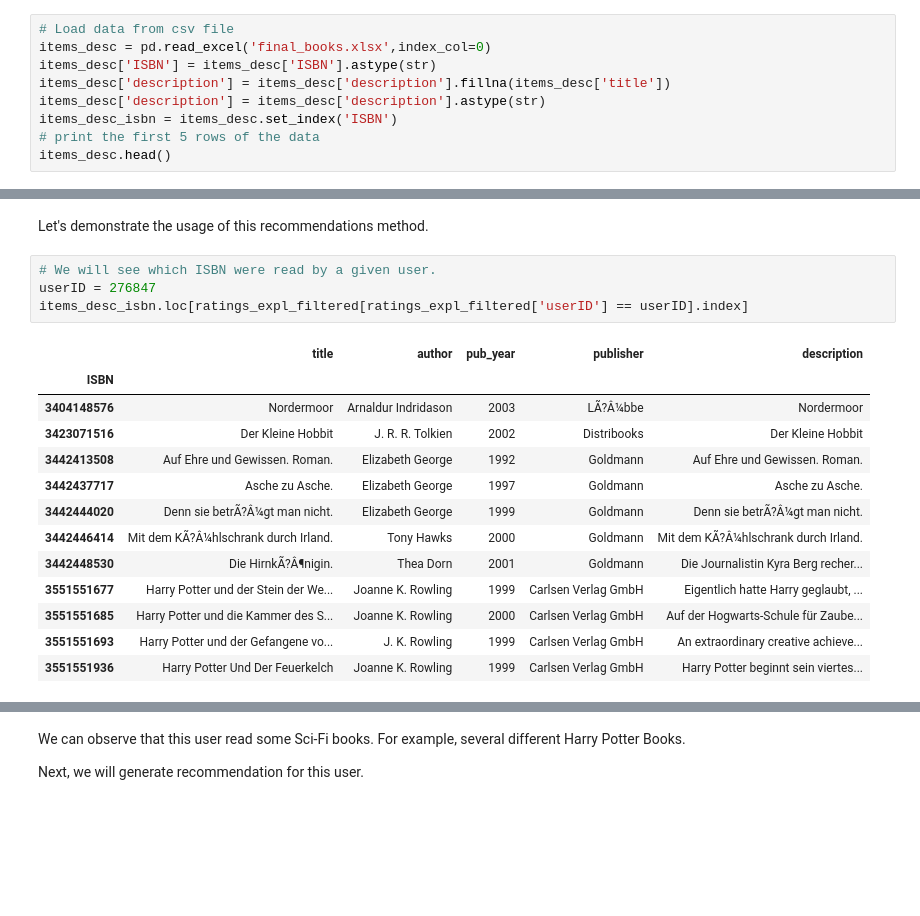
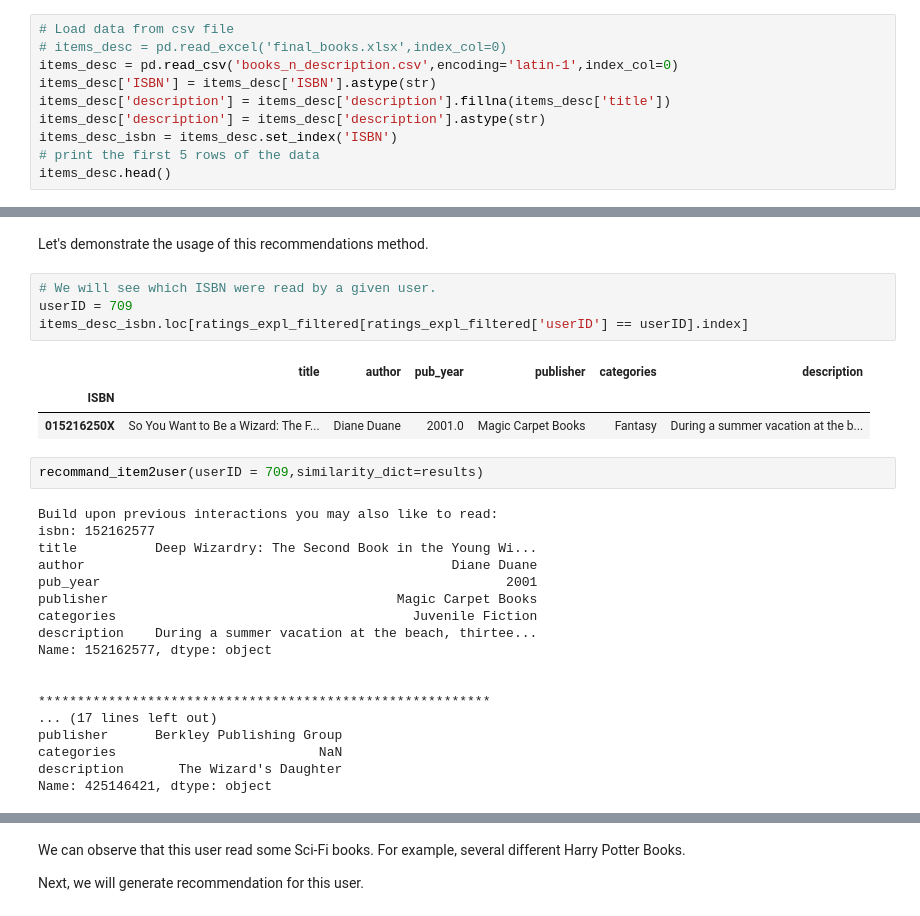
Before and after one commit to livneam-DS/RS-MOOC, a Jupyter notebook: Content-Base/Content_Base_approach_build_upon_TFIDF.ipynb, the cells around one changed output, grey strips where cells are left out. Cells and saved outputs as stored; diff of their text form; blank space fills up the shorter version.

```diff
--- a/Content-Base/Content_Base_approach_build_upon_TFIDF.ipynb
+++ b/Content-Base/Content_Base_approach_build_upon_TFIDF.ipynb
@@ -25,6 +30,7 @@ os.chdir(PATH)
 # %%
 # Load data from csv file
-items_desc = pd.read_excel('final_books.xlsx',index_col=0)
+# items_desc = pd.read_excel('final_books.xlsx',index_col=0)
+items_desc = pd.read_csv('books_n_description.csv',encoding='latin-1',index_col=0)
 items_desc['ISBN'] = items_desc['ISBN'].astype(str)
 items_desc['description'] = items_desc['description'].fillna(items_desc['title'])
 items_desc['description'] = items_desc['description'].astype(str)
@@ -267,19 +283,29 @@ def recommand_item2user (userID,similarity_dict):
 Let's demonstrate the usage of this recommendations method.
 # %%
 # We will see which ISBN were read by a given user.
-userID = 276847
+userID = 709
 items_desc_isbn.loc[ratings_expl_filtered[ratings_expl_filtered['userID'] == userID].index]
 # %% [output]
-|  | title | author | pub_year | publisher | description |
-| ISBN |  |  |  |  |  |
-| 3404148576 | Nordermoor | Arnaldur Indridason | 2003 | LÃ?Â¼bbe | Nordermoor |
-| 3423071516 | Der Kleine Hobbit | J. R. R. Tolkien | 2002 | Distribooks | Der Kleine Hobbit |
-| 3442413508 | Auf Ehre und Gewissen. Roman. | Elizabeth George | 1992 | Goldmann | Auf Ehre und Gewissen. Roman. |
-| 3442437717 | Asche zu Asche. | Elizabeth George | 1997 | Goldmann | Asche zu Asche. |
-| 3442444020 | Denn sie betrÃ?Â¼gt man nicht. | Elizabeth George | 1999 | Goldmann | Denn sie betrÃ?Â¼gt man nicht. |
-| 3442446414 | Mit dem KÃ?Â¼hlschrank durch Irland. | Tony Hawks | 2000 | Goldmann | Mit dem KÃ?Â¼hlschrank durch Irland. |
-| 3442448530 | Die HirnkÃ?Â¶nigin. | Thea Dorn | 2001 | Goldmann | Die Journalistin Kyra Berg recher... |
-| 3551551677 | Harry Potter und der Stein der We... | Joanne K. Rowling | 1999 | Carlsen Verlag GmbH | Eigentlich hatte Harry geglaubt, ... |
-| 3551551685 | Harry Potter und die Kammer des S... | Joanne K. Rowling | 2000 | Carlsen Verlag GmbH | Auf der Hogwarts-Schule für Zaube... |
-| 3551551693 | Harry Potter und der Gefangene vo... | J. K. Rowling | 1999 | Carlsen Verlag GmbH | An extraordinary creative achieve... |
-| 3551551936 | Harry Potter Und Der Feuerkelch | Joanne K. Rowling | 1999 | Carlsen Verlag GmbH | Harry Potter beginnt sein viertes... |
+|  | title | author | pub_year | publisher | categories | description |
+| ISBN |  |  |  |  |  |  |
+| 015216250X | So You Want to Be a Wizard: The F... | Diane Duane | 2001.0 | Magic Carpet Books | Fantasy | During a summer vacation at the b... |
+# %%
+recommand_item2user(userID = 709,similarity_dict=results)
+# %% [output]
+Build upon previous interactions you may also like to read:
+isbn: 152162577
+title          Deep Wizardry: The Second Book in the Young Wi...
+author                                               Diane Duane
+pub_year                                                    2001
+publisher                                     Magic Carpet Books
+categories                                      Juvenile Fiction
+description    During a summer vacation at the beach, thirtee...
+Name: 152162577, dtype: object
+
+
+**********************************************************
+... (17 lines left out)
+publisher      Berkley Publishing Group
+categories                          NaN
+description       The Wizard's Daughter
+Name: 425146421, dtype: object
```
Also changed, not shown: parts of 16 cells of this notebook.
